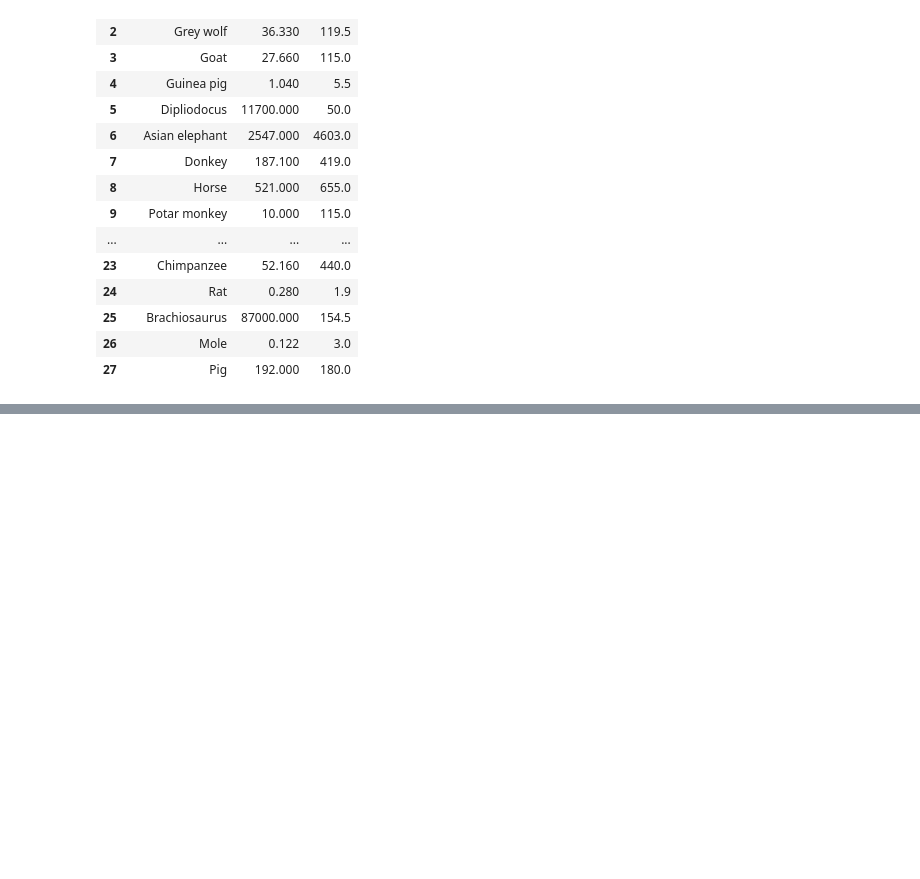
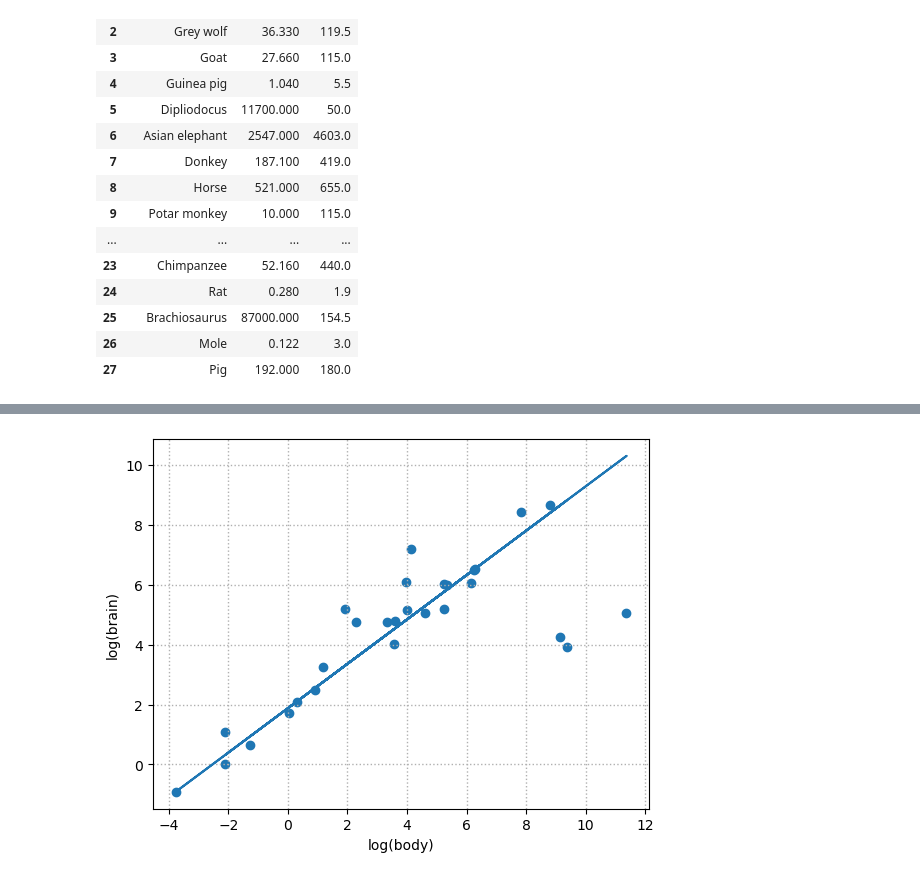
Before and after one commit to intellimath/mltools, a Jupyter notebook: notebooks/python_linear_regression_animals.ipynb, the cells around one changed output, grey strips where cells are left out. Drawn from its saved outputs; the diff is of its cells as text; code cells hidden in the pictures; blank space fills up the shorter version.

```diff
--- a/notebooks/python_linear_regression_animals.ipynb
+++ b/notebooks/python_linear_regression_animals.ipynb
@@ -234,0 +68,11 @@ plt.show()
+# %%
+brain_log_p = irls.model.evaluate(body_log[:,None])
+# %%
+plt.scatter(body_log, brain_log)
+plt.plot(body_log, brain_log_p)
+plt.xlabel('log(body)')
+plt.ylabel('log(brain)')
+plt.grid(1, linewidth=1.0, linestyle=":")
+plt.show()
+# %% [output]
+[figure, added]
```
Also changed, not shown: parts of 53 cells of this notebook, 18 other files.
